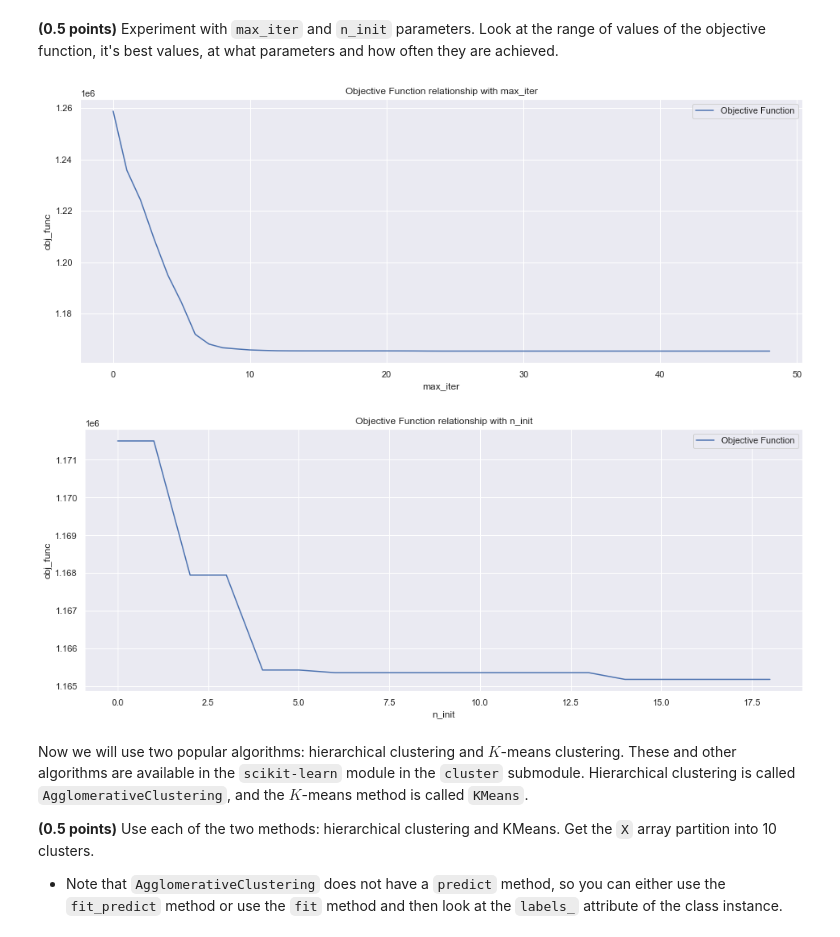
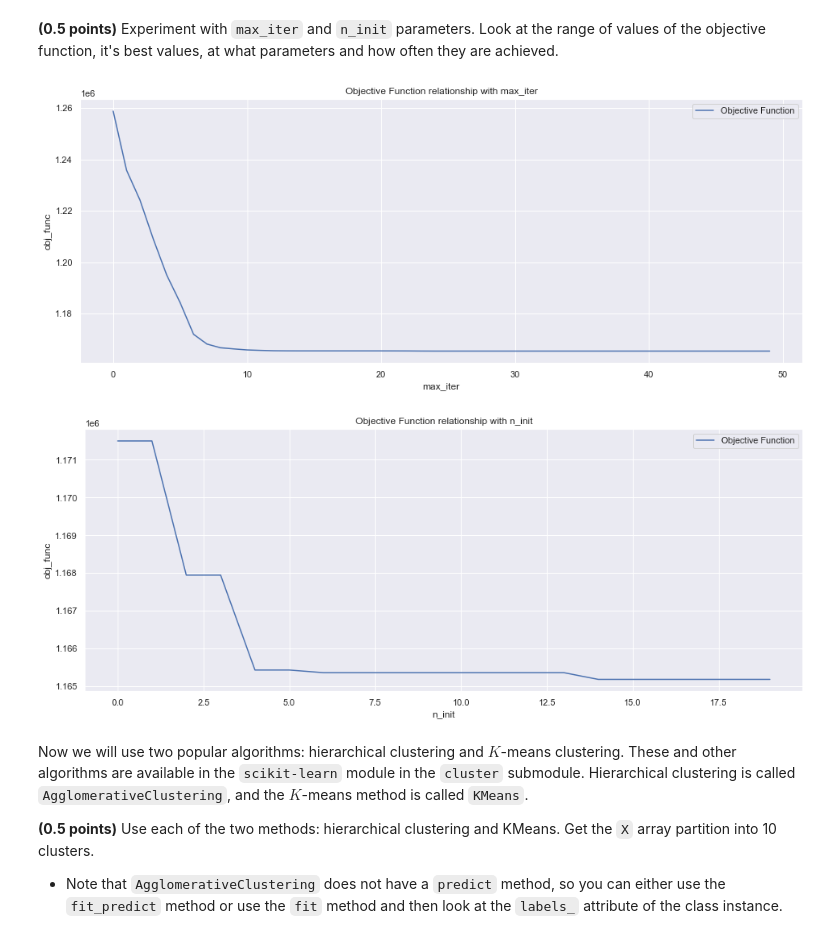
Before and after one commit to AlinaRskv/rs-school-ml-course, a Jupyter notebook: 8_clustering/clustering.ipynb, the cells around one changed output. Cells and saved outputs as stored; diff of their text form; code cells hidden in the pictures.

```diff
--- a/8_clustering/clustering.ipynb
+++ b/8_clustering/clustering.ipynb
@@ -166,7 +162,7 @@ for ax, image in zip(axes.flatten(), centers):
 import matplotlib.pyplot as plt
 import seaborn as sns
 max_iters, obj_func = [], []
-for max_iter in range(1, 50):
+for max_iter in range(1, 51):
     max_iters.append(max_iter)
     kmeans = CustomKMeans(n_clusters=10, max_iter=max_iter)
     kmeans.fit(X)
@@ -179,20 +175,20 @@ plt.ylabel('obj_func')
 plt.legend()
 plt.show();
 # %% [output]
-[figure, old version]
+[figure, new version]
 # %%
 n_inits, obj_func = [], []
-for n_init in range(1,20):
+for n_init in range(1,21):
     n_inits.append(n_init)
     kmeans = CustomKMeans(n_clusters=10, n_init=n_init)
     kmeans.fit(X)
     obj_func.append(kmeans.min_obj_func)
 sns.set(rc={'figure.figsize':(16, 6)})
 plt.plot(obj_func, label='Objective Function')
 plt.title("Objective Function relationship with n_init")
 plt.xlabel('n_init')
 plt.ylabel('obj_func')
 plt.legend()
 plt.show();
 # %% [output]
-[figure, old version]
+[figure, new version]
```
Also changed, not shown: parts of 33 cells of this notebook.
